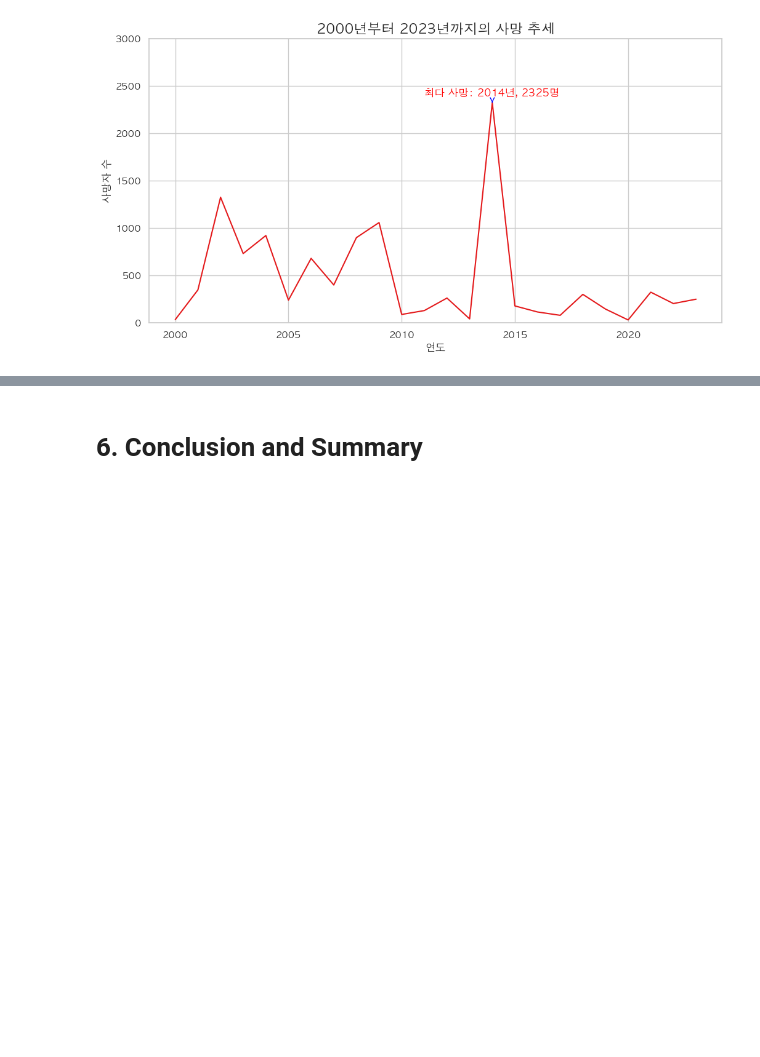
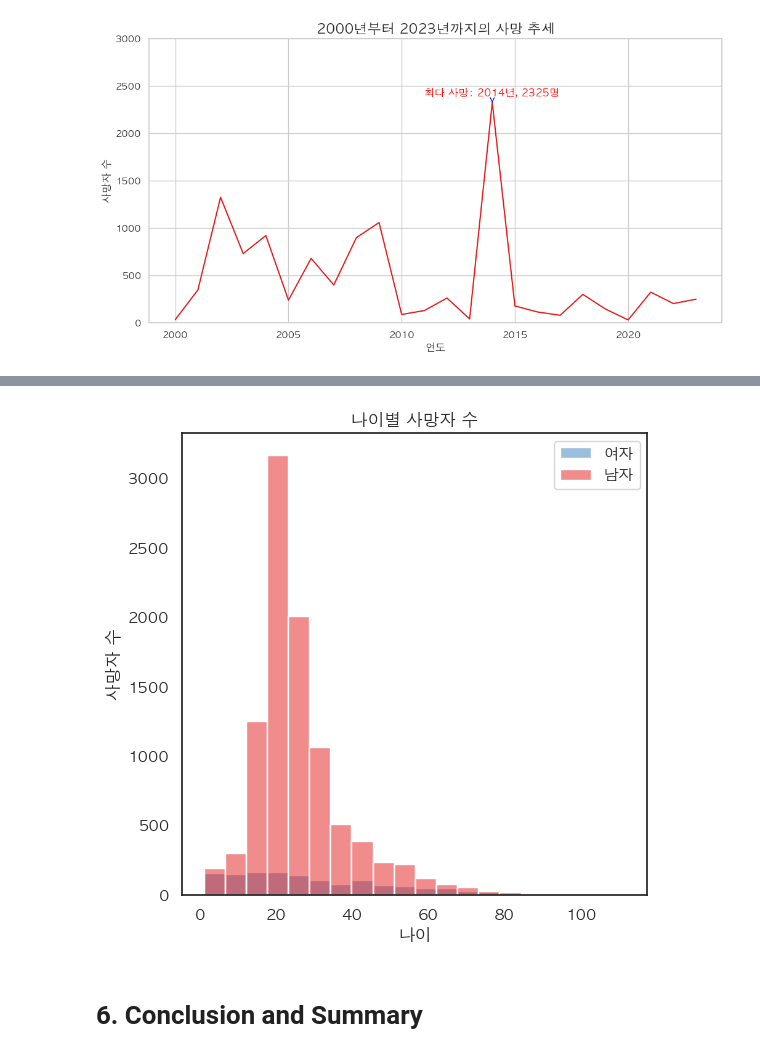
Before and after one commit to PSLeon24/Israeli-Palestinian_Data_Analysis_Project, a Jupyter notebook: index.ipynb, the cells around one changed output, grey strips where cells are left out. Saved outputs shown, nothing was run; the diff lists cells and outputs as text; code cells hidden in the pictures; blank space fills up the shorter version.

```diff
--- a/index.ipynb
+++ b/index.ipynb
@@ -432,2 +401,17 @@ m
+# %%
+# Q7. 성별과 나이별 사망자 수는 어떻게 될까?
+
+plt.figure(figsize=(6, 6))
+sns.set(style="white", palette="Set1")
+plt.rcParams['font.family'] = 'AppleGothic'
+sns.histplot(data=df, x='age', hue='gender',bins=20)
+
+plt.title("나이별 사망자 수")
+plt.xlabel("나이")
+plt.ylabel("사망자 수")
+plt.legend(['여자', '남자'])
+plt.show()
+# %% [output]
+[figure, new version]
 # %% [markdown]
 # 6. Conclusion and Summary
```
Also changed, not shown: parts of 12 cells of this notebook.
